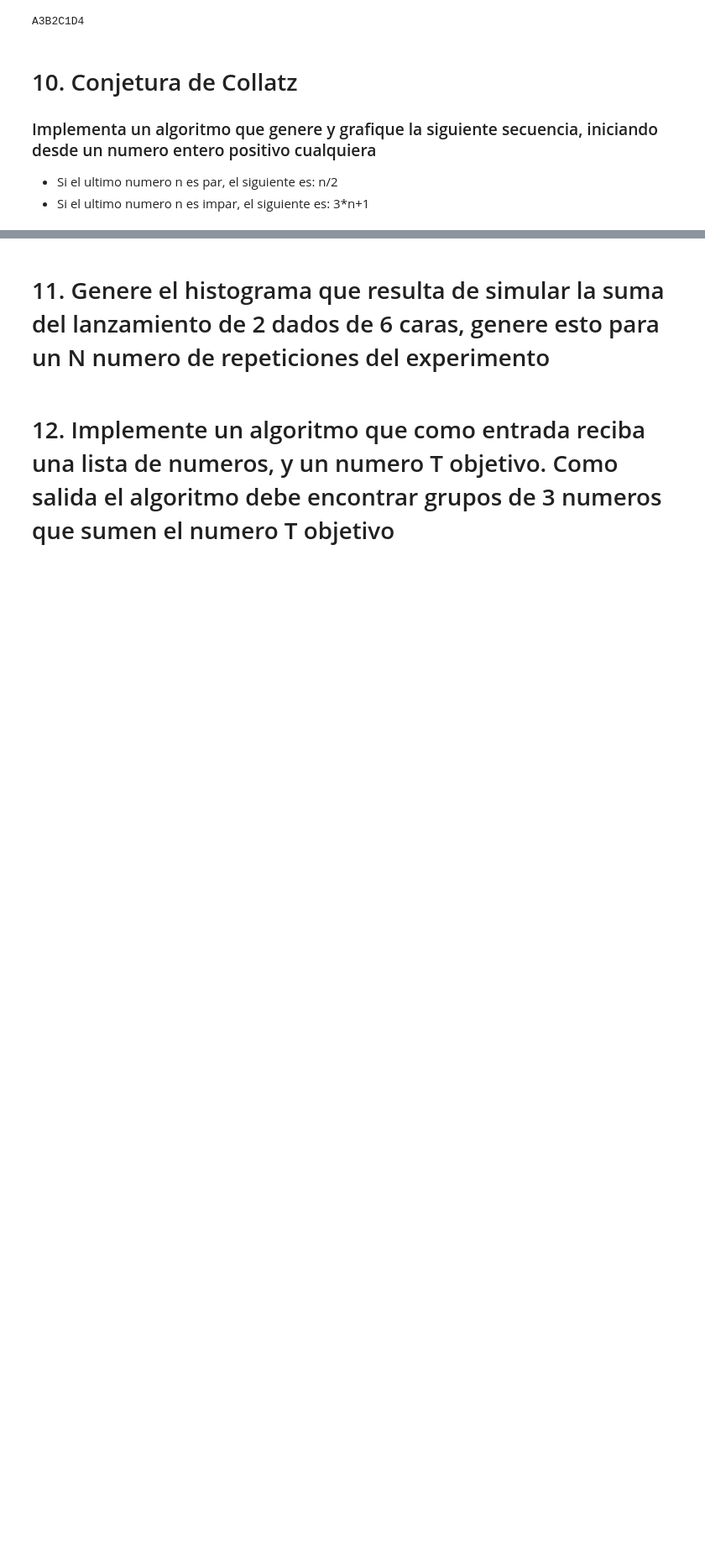
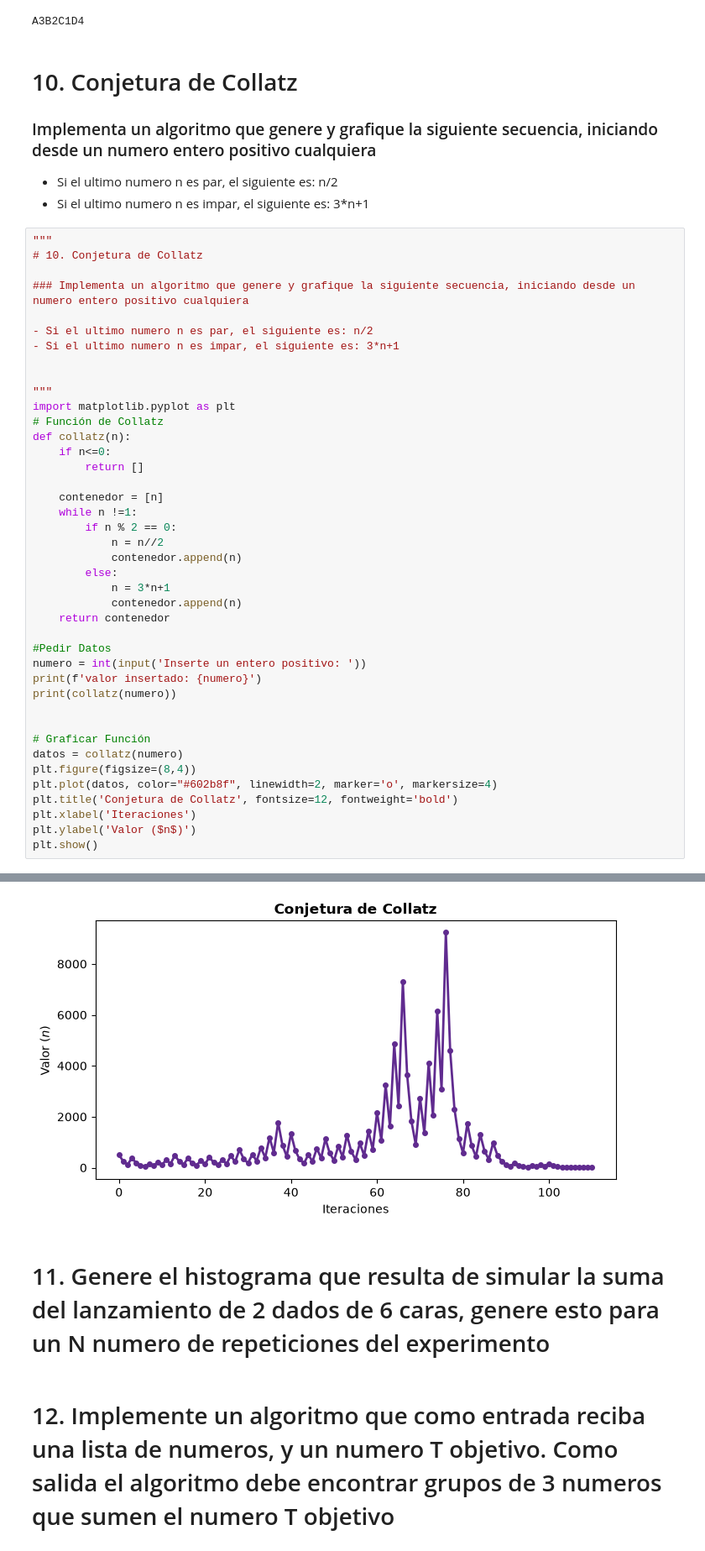
Before and after one commit to Davebc22/curso-computacion-cientifica-1, a Jupyter notebook: taller/Taller_corte_1.ipynb, the cells around one changed output, grey strips where cells are left out. Shown at 84% size. Saved outputs shown, nothing was run; the diff lists cells and outputs as text; blank space fills up the shorter version.

Commit message:
Collatz - Final ex out of 10

```diff
--- a/taller/Taller_corte_1.ipynb
+++ b/taller/Taller_corte_1.ipynb
@@ -307,3 +307,45 @@ A3B2C1D4
 
 - Si el ultimo numero n es par, el siguiente es: n/2
 - Si el ultimo numero n es impar, el siguiente es: 3*n+1
+# %%
+"""
+# 10. Conjetura de Collatz
+
+### Implementa un algoritmo que genere y grafique la siguiente secuencia, iniciando desde un numero entero positivo cualquiera
+
+- Si el ultimo numero n es par, el siguiente es: n/2
+- Si el ultimo numero n es impar, el siguiente es: 3*n+1
+
+
+"""
+import matplotlib.pyplot as plt
+# Función de Collatz
+def collatz(n):
+    if n<=0:
+        return []
+
+    contenedor = [n]
+    while n !=1:
+        if n % 2 == 0:
+            n = n//2
+            contenedor.append(n)
+        else:
+            n = 3*n+1
+            contenedor.append(n)
+    return contenedor
+
+#Pedir Datos
+numero = int(input('Inserte un entero positivo: '))
+print(f'valor insertado: {numero}')
+print(collatz(numero))
+
+
+# Graficar Función
+datos = collatz(numero)
+plt.figure(figsize=(8,4))
+plt.plot(datos, color="#602b8f", linewidth=2, marker='o', markersize=4)
+plt.title('Conjetura de Collatz', fontsize=12, fontweight='bold')
+plt.xlabel('Iteraciones')
+plt.ylabel('Valor ($n$)')
+plt.show()
+# %% [output]
@@ -310,3 +354,4 @@ A3B2C1D4
+[figure, added]
 # %% [markdown]
 # 11. Genere el histograma que resulta de simular la suma del lanzamiento de 2 dados de 6 caras, genere esto para un N numero de repeticiones del experimento
 # %% [markdown]
```
Also changed, not shown: parts of 1 cell of this notebook, 1 other file.
